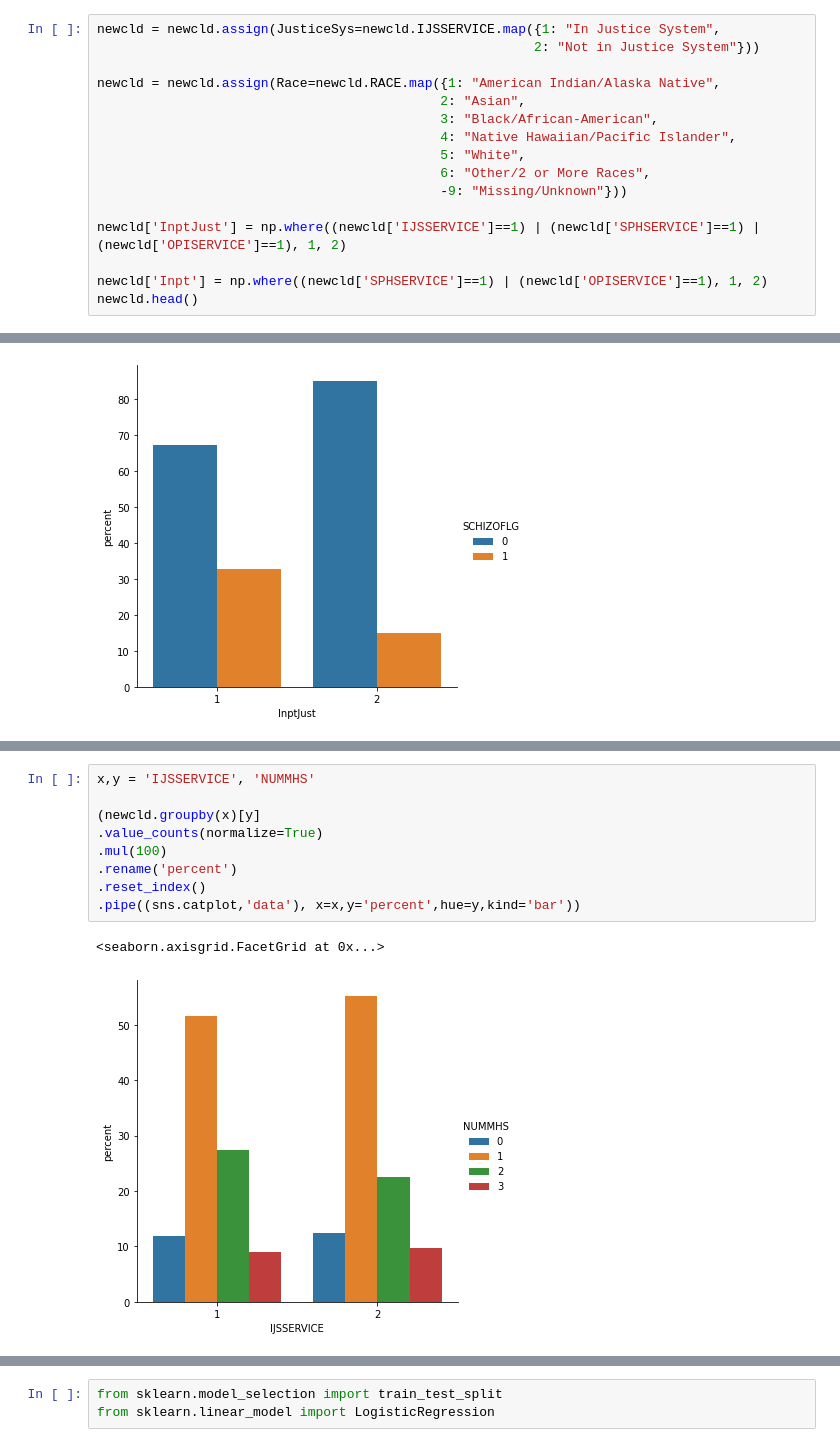
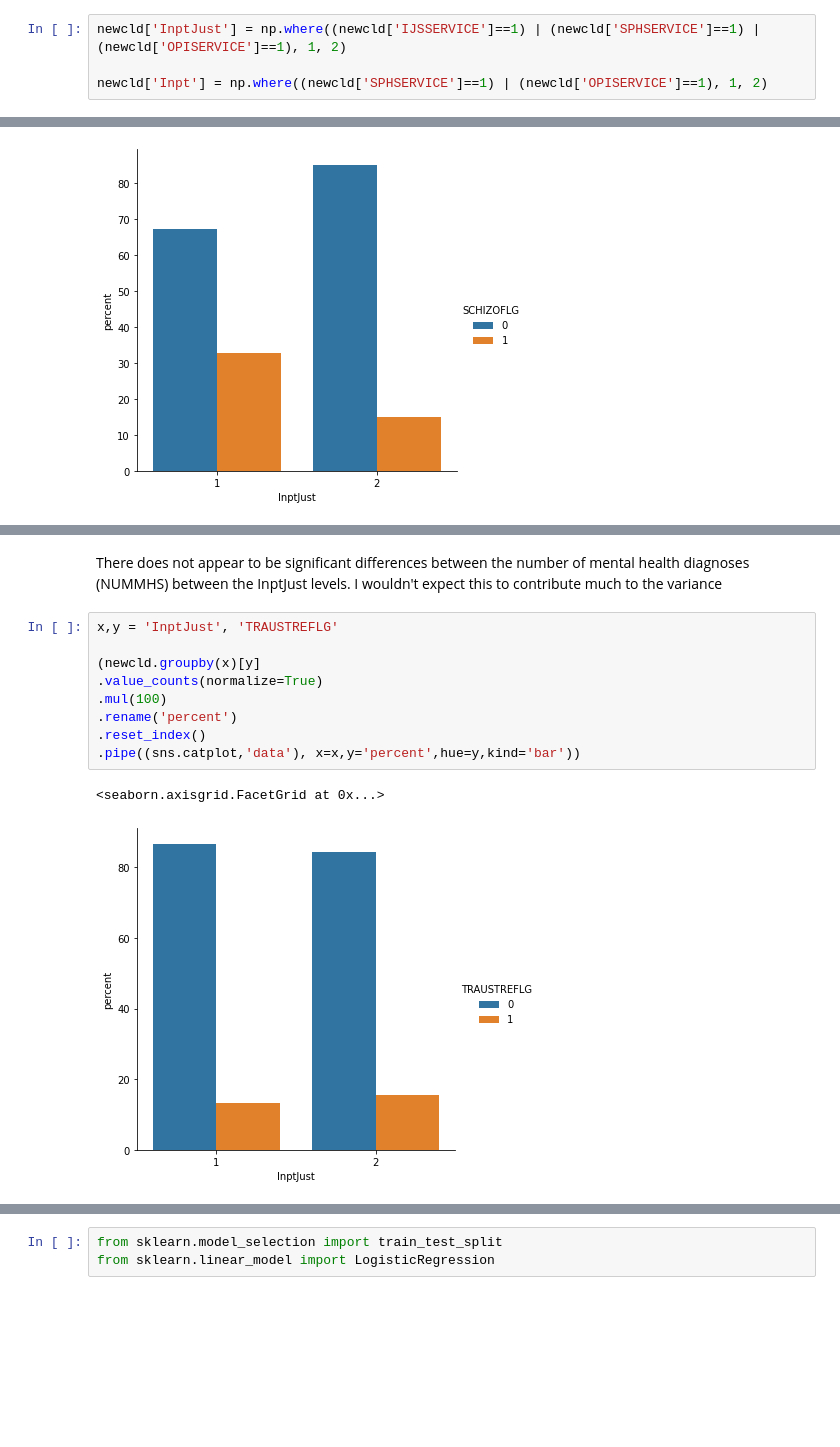
Before and after one commit to samykebaish/cs5010_data_analysis_project, a Jupyter notebook: Quality Measures Code.ipynb, the cells around one changed output, grey strips where cells are left out. Drawn from its saved outputs; the diff is of its cells as text; blank space fills up the shorter version.

```diff
--- a/Quality Measures Code.ipynb
+++ b/Quality Measures Code.ipynb
@@ -408,16 +425,4 @@ sns.catplot(x= 'RACE', data = newcld, col = 'IJSSERVICE', kind = 'count', sharey
 # %%
-newcld = newcld.assign(JusticeSys=newcld.IJSSERVICE.map({1: "In Justice System",
-                                                        2: "Not in Justice System"}))
-
-newcld = newcld.assign(Race=newcld.RACE.map({1: "American Indian/Alaska Native",
-                                            2: "Asian",
-                                            3: "Black/African-American",
-                                            4: "Native Hawaiian/Pacific Islander",
-                                            5: "White",
-                                            6: "Other/2 or More Races",
-                                            -9: "Missing/Unknown"}))
-
 newcld['InptJust'] = np.where((newcld['IJSSERVICE']==1) | (newcld['SPHSERVICE']==1) | (newcld['OPISERVICE']==1), 1, 2)
 
 newcld['Inpt'] = np.where((newcld['SPHSERVICE']==1) | (newcld['OPISERVICE']==1), 1, 2)
-newcld.head()
@@ -536,12 +538,14 @@ x,y = 'IJSSERVICE', 'PERSONFLG'
+# %% [markdown]
+There does not appear to be significant differences between the number of mental health diagnoses (NUMMHS) between the InptJust levels. I wouldn't expect this to contribute much to the variance
 # %%
-x,y = 'IJSSERVICE', 'NUMMHS'
+x,y = 'InptJust', 'TRAUSTREFLG'
 
 (newcld.groupby(x)[y]
 .value_counts(normalize=True)
 .mul(100)
 .rename('percent')
 .reset_index()
 .pipe((sns.catplot,'data'), x=x,y='percent',hue=y,kind='bar'))
 # %% [output]
 <seaborn.axisgrid.FacetGrid at 0x...>
-[figure, old version]
+[figure, new version]
```
Also changed, not shown: parts of 47 cells of this notebook.
